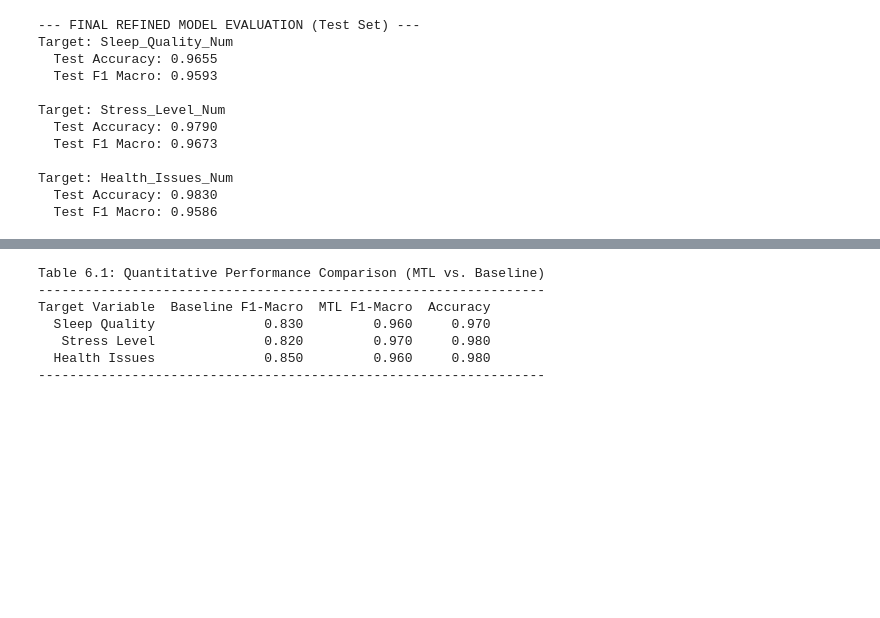
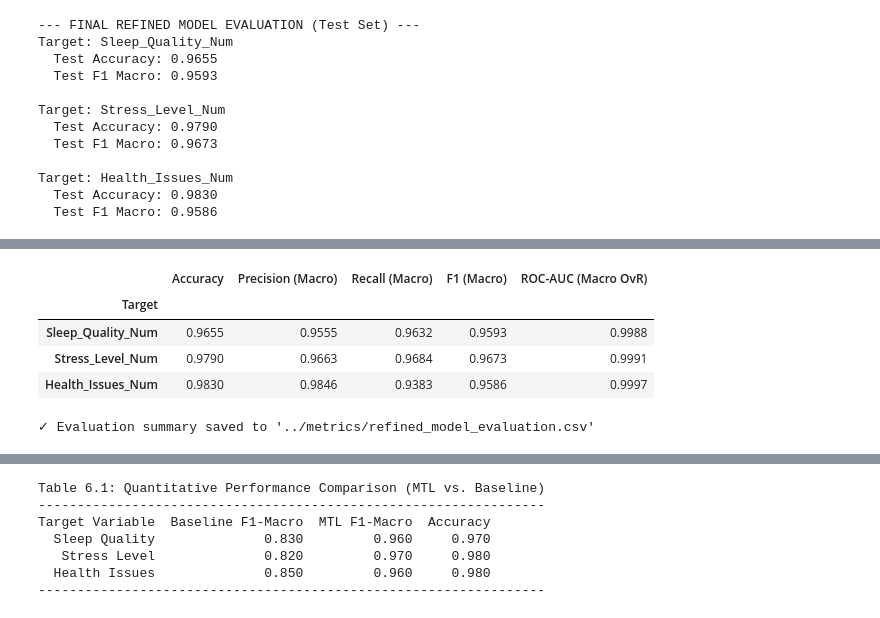
Before and after one commit to mehalyna/DS-Research-NS, a Jupyter notebook: notebooks/05_model_refining.ipynb, the cells around one changed output, grey strips where cells are left out. Saved outputs shown, nothing was run; the diff lists cells and outputs as text; code cells hidden in the pictures; blank space fills up the shorter version.

```diff
--- a/notebooks/05_model_refining.ipynb
+++ b/notebooks/05_model_refining.ipynb
@@ -192,0 +203,18 @@ Target: Health_Issues_Num
+# %%
+def evaluate_classifier(model, X_data, y_true, target_name):
+    """Compute accuracy, macro precision/recall/F1, macro ROC-AUC and the confusion matrix."""
+    X_proc = preprocessor.transform(X_data)
+    y_pred = model.predict(X_proc)
+    y_proba = model.predict_proba(X_proc)
+    classes = model.classes_
+
+    metrics = {
+        'Target': target_name,
+        'Accuracy': accuracy_score(y_true, y_pred),
+        'Precision (Macro)': precision_score(y_true, y_pred, average='macro', zero_division=0),
+        'Recall (Macro)': recall_score(y_true, y_pred, average='macro', zero_division=0),
+        'F1 (Macro)': f1_score(y_true, y_pred, average='macro', zero_division=0),
+        'ROC-AUC (Macro OvR)': roc_auc_score(y_true, y_proba, multi_class='ovr', average='macro', labels=classes),
+    }
+    cm = confusion_matrix(y_true, y_pred, labels=classes)
+    return metrics, {'confusion_matrix': cm, 'y_proba': y_proba, 'y_true': y_true.values, 'classes': classes}
@@ -192,0 +253,15 @@ Target: Health_Issues_Num
+# %%
+# Compact metrics summary table
+summary_df = pd.DataFrame(metrics_list).set_index('Target').round(4)
+display(summary_df)
+
+os.makedirs('../metrics', exist_ok=True)
+summary_df.to_csv('../metrics/refined_model_evaluation.csv')
+print("\n✓ Evaluation summary saved to '../metrics/refined_model_evaluation.csv'")
+# %% [output]
+|  | Accuracy | Precision (Macro) | Recall (Macro) | F1 (Macro) | ROC-AUC (Macro OvR) |
+| Target |  |  |  |  |  |
+| Sleep_Quality_Num | 0.9655 | 0.9555 | 0.9632 | 0.9593 | 0.9988 |
+| Stress_Level_Num | 0.9790 | 0.9663 | 0.9684 | 0.9673 | 0.9991 |
+| Health_Issues_Num | 0.9830 | 0.9846 | 0.9383 | 0.9586 | 0.9997 |
+✓ Evaluation summary saved to '../metrics/refined_model_evaluation.csv'
```
Also changed, not shown: parts of 11 cells of this notebook, 9 other files.
